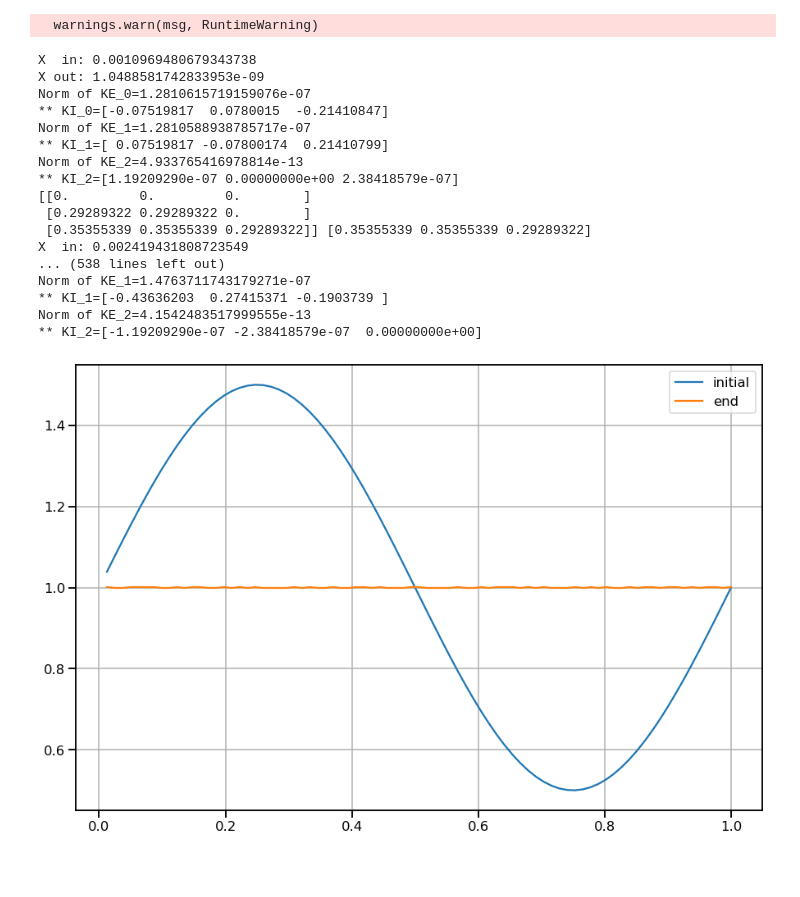
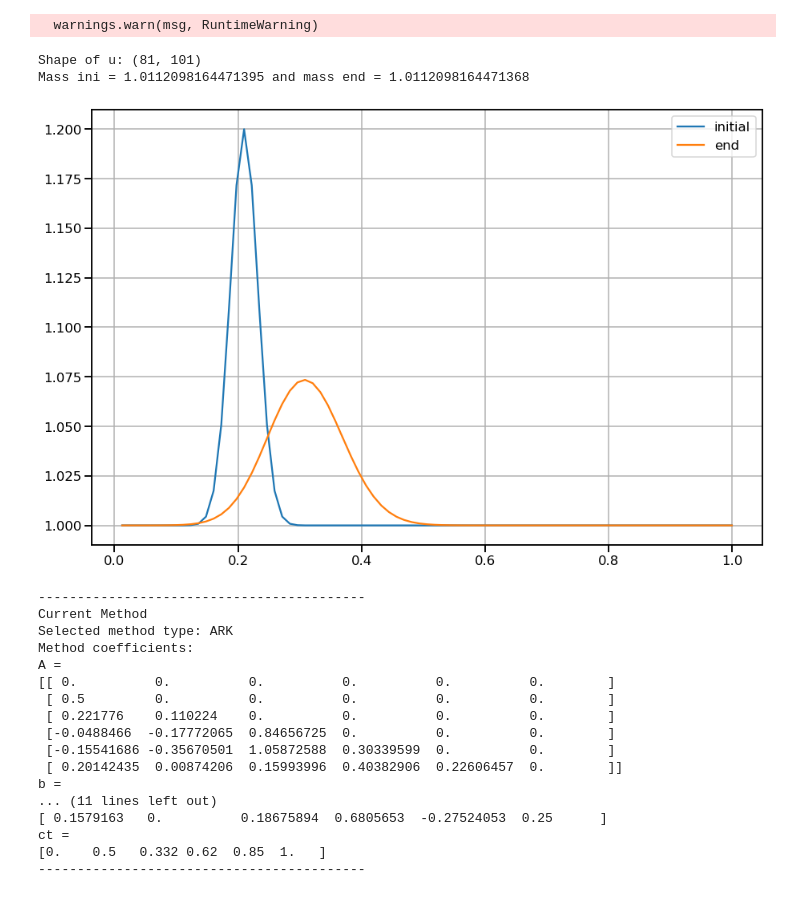
Before and after one commit to emconsta/desolve, a Jupyter notebook: notebooks/TestMRIMEXAdvectionDiffusion1D.ipynb, the cells around one changed output. Cells and saved outputs as stored; diff of their text form; code cells hidden in the pictures; blank space fills up the shorter version.

```diff
--- a/notebooks/TestMRIMEXAdvectionDiffusion1D.ipynb
+++ b/notebooks/TestMRIMEXAdvectionDiffusion1D.ipynb
@@ -9,3 +9,6 @@ from problems_PDEs import ProblemsPDE
 
 import seaborn as sns
 sns.set_context("talk", font_scale=1.) # "talk"
+# %%
+kappa=1e-1
+NSTEPS=10
@@ -159,21 +254,31 @@ ct =
 # %%
+solver=None
 solver=DESolver()
 solver.set_info(0)
 
-pde_problem_setup={'mx':81,'n':1,'Flux':'linear-advection','Flux_c':1.0,'BC':'periodic',
-                   'x_min':0.,'x_max':1.,'kappa':100000.}
+mx=81
+
+Flux_c=1.
+Flux_cv=np.zeros((1,mx))
+Flux_cv[:]=1.
+Flux_cv[0,5:int(mx/2.)-5]=1.
+
+pde_problem_setup={'mx':mx,'n':1,'Flux':'linear-advection','Flux_cv':Flux_cv,'BC':'periodic',
+                   'x_min':0.,'x_max':1.,'kappa':kappa}
+
 rhs_e, rhs_i, u_ini, problem_setup, problem= ProblemsPDE('AdvectionDiffusion1D',pde_problem_setup)#('Navier-Stokes2D')
 solver.setup(keep_history=True)
 solver.set_function_context(problem_setup['context'])
 solver.set_initial_solution(u_ini)
 
-solver.set_rhs(rhs_e)
-solver.set_rhs({'mr_explicit_fast':problem.rhs_e_fast,'mr_explicit_slow':problem.rhs_e_slow,'mr_implicit':problem.rhs_mr_implicit})
+#solver.set_rhs(rhs_e)
+#solver.set_rhs({'mr_explicit_fast':problem.rhs_e_fast,'mr_explicit_slow':problem.rhs_e_slow,'mr_implicit':problem.rhs_mr_implicit})
 solver.set_rhs({'imex_explicit':problem.rhs_e,'imex_implicit':problem.rhs_mr_implicit})
 
 #solver.set_method('RK4')
 #solver.set_method('MPRK2-IMEX')
-solver.set_method('ARK2e')
+#solver.set_method('MPRK2-RK3SSPHig-IMEX')
+solver.set_method('ARK4')
 #solver.set_method('ARK-IMEX-MR4-Slow')
 #solver.set_method('ARK-IMEX-MR4')
 
@@ -182,19 +287,27 @@ solver.set_method('ARK2e')
 #else:
 #    solver.set_rhs(rhs_e)
 
-problem_setup['DT']=0.002
-problem_setup['T_DURATION']['end']=.1
-print("CFL = {:g}".format(pde_problem_setup['Flux_c']*problem_setup['DT']/problem_setup['context']['dx']))
+problem_setup['DT']=0.001
+problem_setup['T_DURATION']['end']=0.5
+print("CFL max = {:g}; CFL min = {:g}".format(np.max(pde_problem_setup['Flux_cv'])*problem_setup['DT']/problem_setup['context']['dx'],np.min(pde_problem_setup['Flux_cv'])*problem_setup['DT']/problem_setup['context']['dx']))
+mass_ini=problem.TotalMass(problem.unvectorize(u_ini,problem_setup['context']))
 solver.set_duration(t_start=problem_setup['T_DURATION']['start'],
                     t_end=problem_setup['T_DURATION']['end'],
                     dt=problem_setup['DT'])
 print('Solving {:} by using {:}'.format(problem_setup['name'],solver.get_method_name()))
 
+
+solver.set_max_steps(NSTEPS)
 solver.solve()
 
 t,u=solver.get_trajectory()
+print("Shape of u: {:}".format(u.shape))
+u_end=solver.get_solution()
+mass_end=problem.TotalMass(problem.unvectorize(u_end,problem_setup['context']))
+#u=solver.get_solution()
 
-#sol=u
+print("Mass ini = {:} and mass end = {:}".format(mass_ini,mass_end))
+
 unvec=problem_setup['context']['unvectorize']
 time_idx=0
 y_ini=np.squeeze(unvec(u[:,time_idx],problem_setup['context']))
@@ -210,4 +323,6 @@ plt.plot(x_coord,y_end,label='end')
 plt.legend()
 plt.grid('both')
 plt.show()
+
+solver.view_complete_status()
 # %% [output]
@@ -231,19 +331,21 @@ X out: 1.0195581635468496e-09
   warnings.warn(msg, RuntimeWarning)
-X  in: 0.0010969480679343738
-X out: 1.0488581742833953e-09
-Norm of KE_0=1.2810615719159076e-07
-** KI_0=[-0.07519817  0.0780015  -0.21410847]
-Norm of KE_1=1.2810588938785717e-07
-** KI_1=[ 0.07519817 -0.07800174  0.21410799]
-Norm of KE_2=4.933765416978814e-13
-** KI_2=[1.19209290e-07 0.00000000e+00 2.38418579e-07]
-[[0.         0.         0.        ]
- [0.29289322 0.29289322 0.        ]
- [0.35355339 0.35355339 0.29289322]] [0.35355339 0.35355339 0.29289322]
-X  in: 0.002419431808723549
-... (538 lines left out)
-Norm of KE_1=1.4763711743179271e-07
-** KI_1=[-0.43636203  0.27415371 -0.1903739 ]
-Norm of KE_2=4.1542483517999555e-13
-** KI_2=[-1.19209290e-07 -2.38418579e-07  0.00000000e+00]
+Shape of u: (81, 101)
+Mass ini = 1.0112098164471395 and mass end = 1.0112098164471368
-[figure, old version]
+[figure, new version]
+------------------------------------------
+Current Method
+Selected method type: ARK
+Method coefficients:
+A =
+[[ 0.          0.          0.          0.          0.          0.        ]
+ [ 0.5         0.          0.          0.          0.          0.        ]
+ [ 0.221776    0.110224    0.          0.          0.          0.        ]
+ [-0.0488466  -0.17772065  0.84656725  0.          0.          0.        ]
+ [-0.15541686 -0.35670501  1.05872588  0.30339599  0.          0.        ]
+ [ 0.20142435  0.00874206  0.15993996  0.40382906  0.22606457  0.        ]]
+b =
+... (11 lines left out)
+[ 0.1579163   0.          0.18675894  0.6805653  -0.27524053  0.25      ]
+ct =
+[0.    0.5   0.332 0.62  0.85  1.   ]
+------------------------------------------
```
Also changed, not shown: parts of 7 cells of this notebook, 6 other files.
